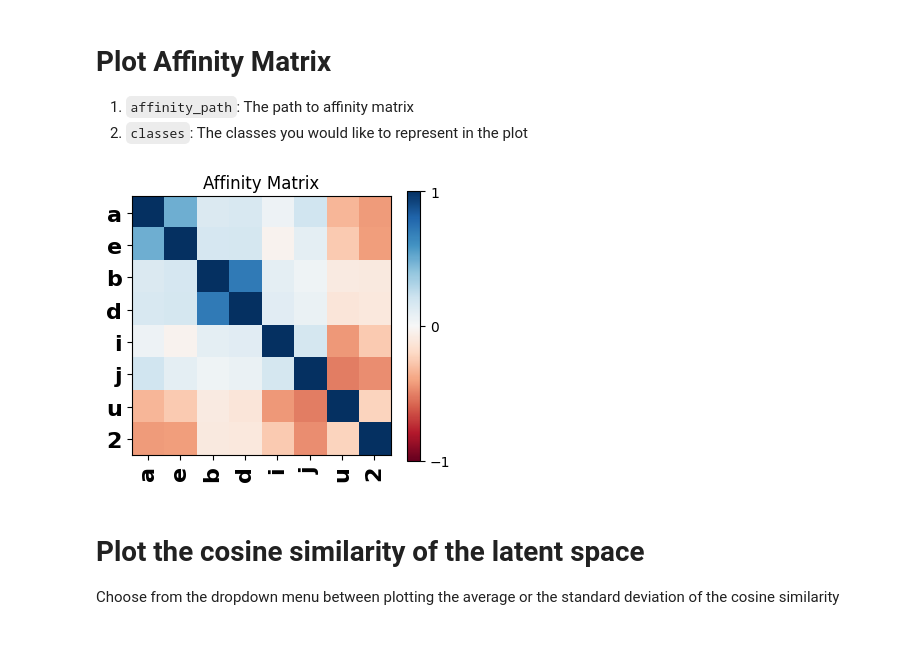
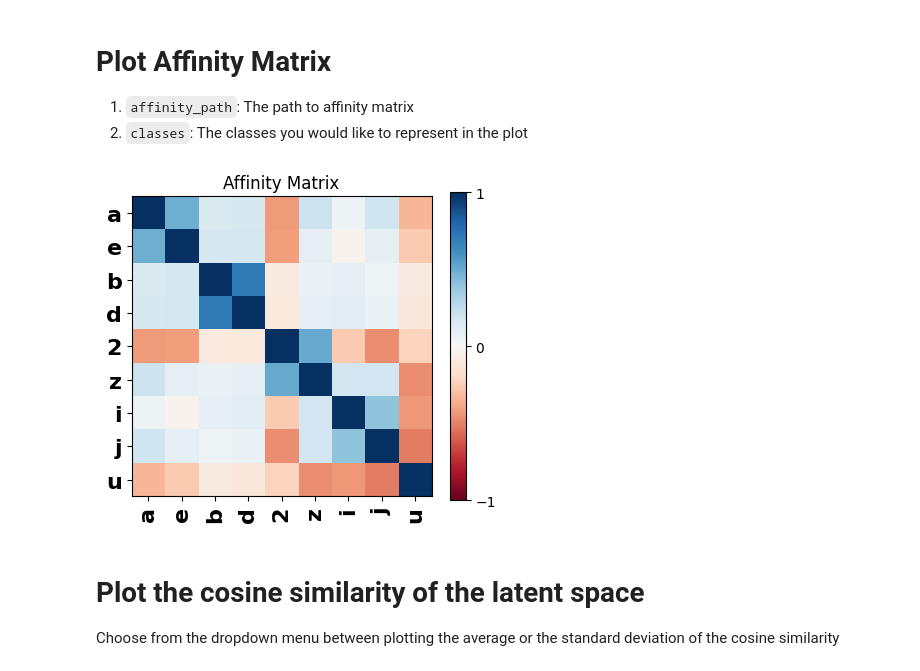
Before and after one commit to alan-turing-institute/affinity-vae, a Jupyter notebook: tools/plotting_post_process.ipynb, the cells around one changed output. Cells and saved outputs as stored; diff of their text form; code cells hidden in the pictures; blank space fills up the shorter version.

```diff
--- a/tools/plotting_post_process.ipynb
+++ b/tools/plotting_post_process.ipynb
@@ -140,7 +141,7 @@ interactive(children=(IntSlider(value=8, description='number_of_samples', max=20
 2. `classes`: The classes you would like to represent in the plot
 # %%
 affinity_path = "/Users/mfamili/work/exp_avae/alphanum/affinity.csv"
-classes = "aebdiju2"
+classes = "aebd2ziju"
 classes=list(classes)
 
 lookup = pd.read_csv(affinity_path, header=0)
@@ -149,35 +150,36 @@ lookup = lookup.loc[[lookup.columns.get_loc(c) for c in classes if c in lookup],
 
 
 with plt.rc_context(
     {"font.weight": "bold", "font.size": int(len(classes) / 3) + 3}
 ):
     fig, ax = plt.subplots(
         figsize=(int(len(classes)) / 2, int(len(classes)) / 2)
     )
 
 ax.set_title("Affinity Matrix")
 im = ax.imshow(lookup, vmin=-1, vmax=1, cmap=plt.cm.get_cmap("RdBu"))
 ax.set_xticks(np.arange(0, len(classes)))
 ax.set_xticklabels(classes)
 ax.set_yticks(np.arange(0, len(classes)))
 ax.set_yticklabels(classes)
 
 ax.tick_params(axis="x", rotation=90, labelsize=16)
 ax.tick_params(axis="y", labelsize=16)
 
 pos = ax.get_position()
 
 # Set the height of the color bar to match the height of the plot
 cbar = plt.colorbar(im)
 cbar.set_ticks([-1, 0, 1])  # You can customize the ticks as needed
 
 # Adjust the position of the color bar to match the height of the plot
 cbar.ax.set_position([pos.x1 - 0.01, pos.y0, 0.02, pos.height-1])
 
 fig.tight_layout()
-plt.show()
+
+plt.savefig("affinity.png",dpi=300)
 # %% [output]
-[figure, old version]
+[figure, new version]
 # %% [markdown]
 # Plot the cosine similarity of the latent space
 Choose from the dropdown menu between plotting the average or the standard deviation of the cosine similarity
```
Also changed, not shown: parts of 6 cells of this notebook, 4 other files.
